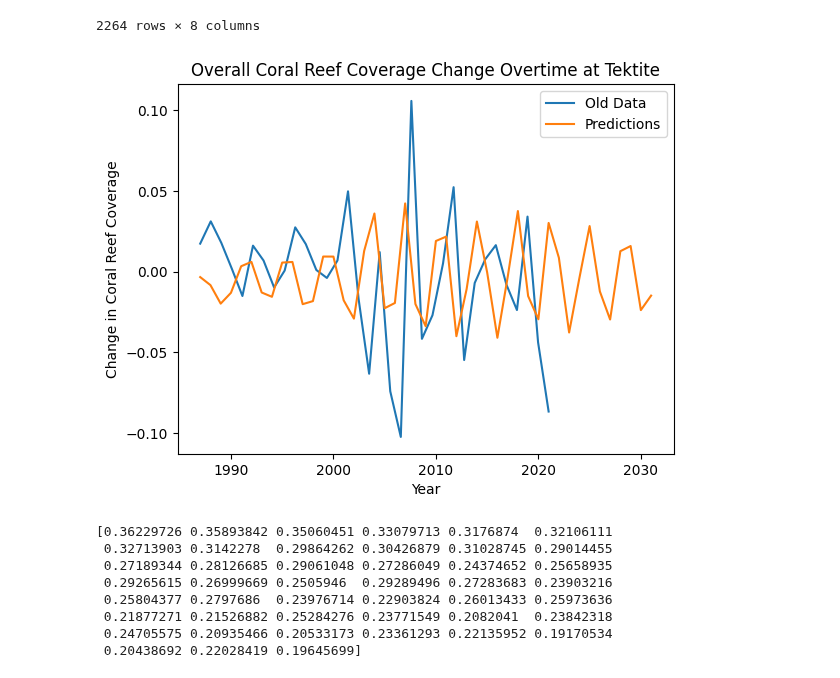
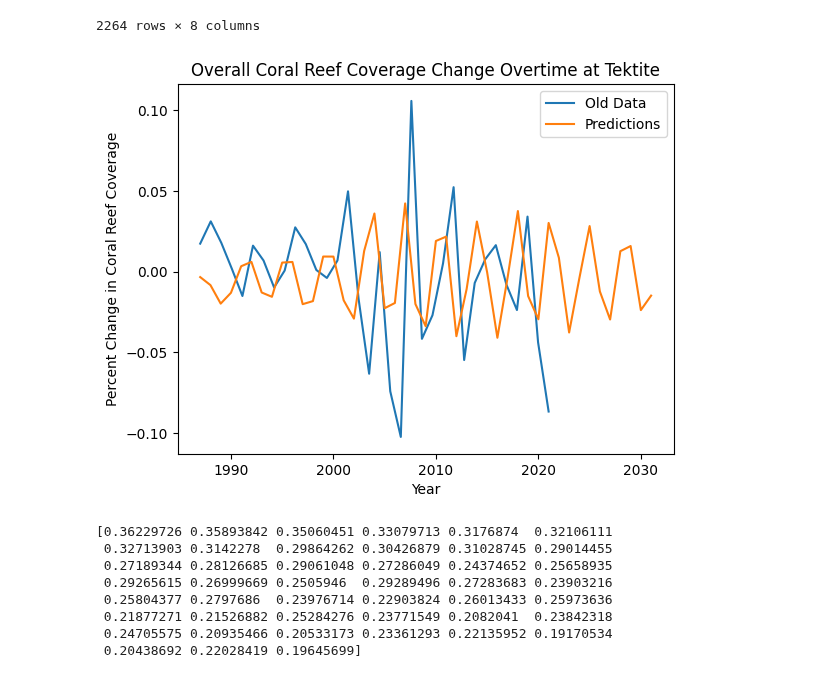
Before and after one commit to zaccmeyer/2020Crime, a Jupyter notebook: winter2024/Zac_vol3.ipynb, the cells around one changed output. Saved outputs shown, nothing was run; the diff lists cells and outputs as text; code cells hidden in the pictures.

Commit message:
pushed images

```diff
--- a/winter2024/Zac_vol3.ipynb
+++ b/winter2024/Zac_vol3.ipynb
@@ -476,19 +476,19 @@ df
 # %%
 df_tektite = df[df['site']=='Tektite']
 avg_percent_cover_allcoral_tektite = df_tektite.groupby('year_column')['percentCover_allCoral'].mean()
 aic, final,std = sm_arma(avg_percent_cover_allcoral_tektite)
 z = np.diff(avg_percent_cover_allcoral_tektite)
 time = np.linspace(1987,2021,len(z))
 time2 = np.linspace(1987,2021+10,len(final))
 plt.plot(time,z,label='Old Data')
 plt.plot(time2,final,label='Predictions')
 plt.xlabel('Year')
-plt.ylabel('Change in Coral Reef Coverage')
+plt.ylabel('Percent Change in Coral Reef Coverage')
 plt.title('Overall Coral Reef Coverage Change Overtime at Tektite')
 plt.legend()
 plt.show()
 # %% [output]
-[figure, old version]
+[figure, new version]
 # %%
 avg_percent_cover_allcoral_tektite_prediction = np.array([np.sum(final[:i]) for i in range(len(final))])
 avg_percent_cover_allcoral_tektite_prediction += np.mean(avg_percent_cover_allcoral_tektite.iloc[:5])
```
Also changed, not shown: parts of 2 cells of this notebook, 4 other files.
